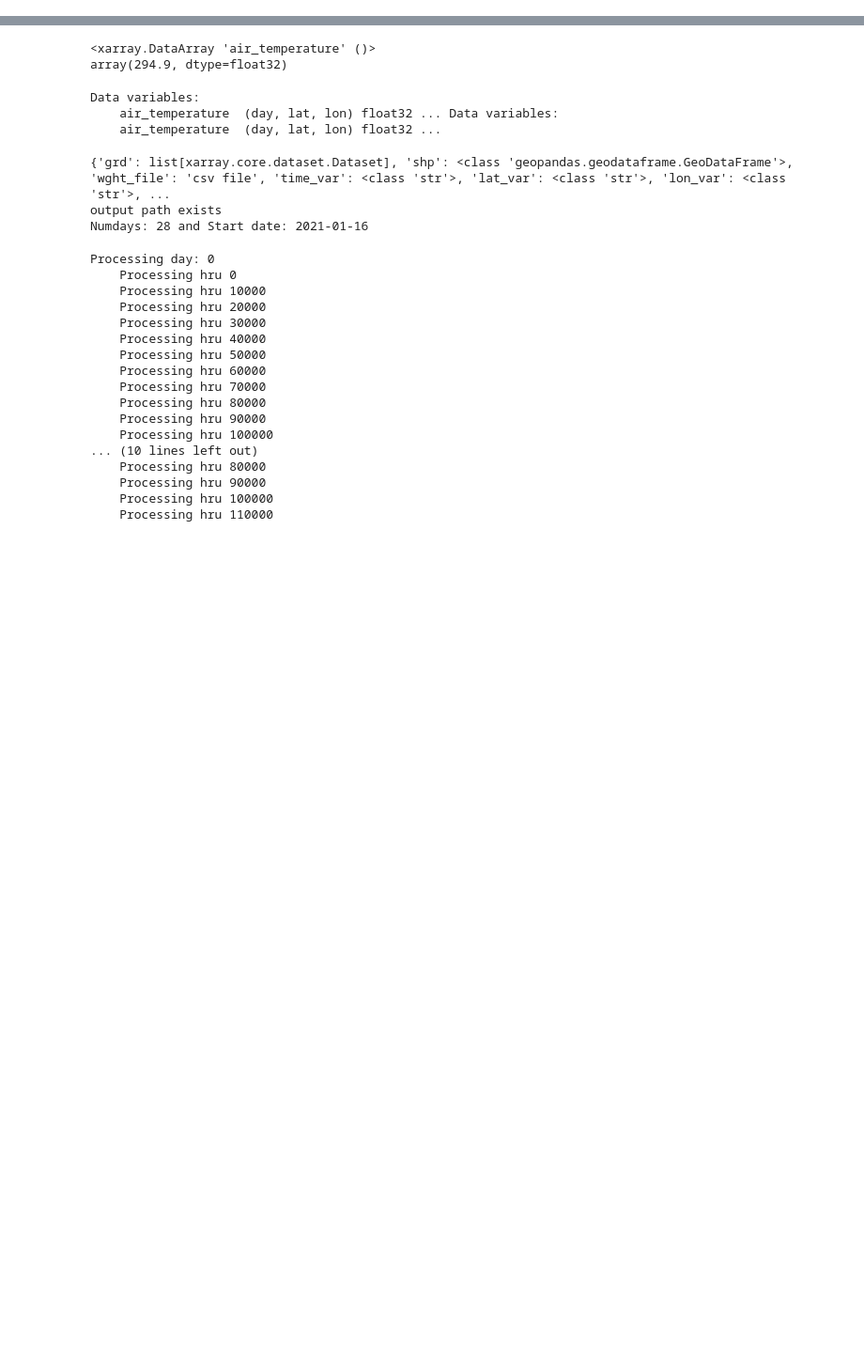
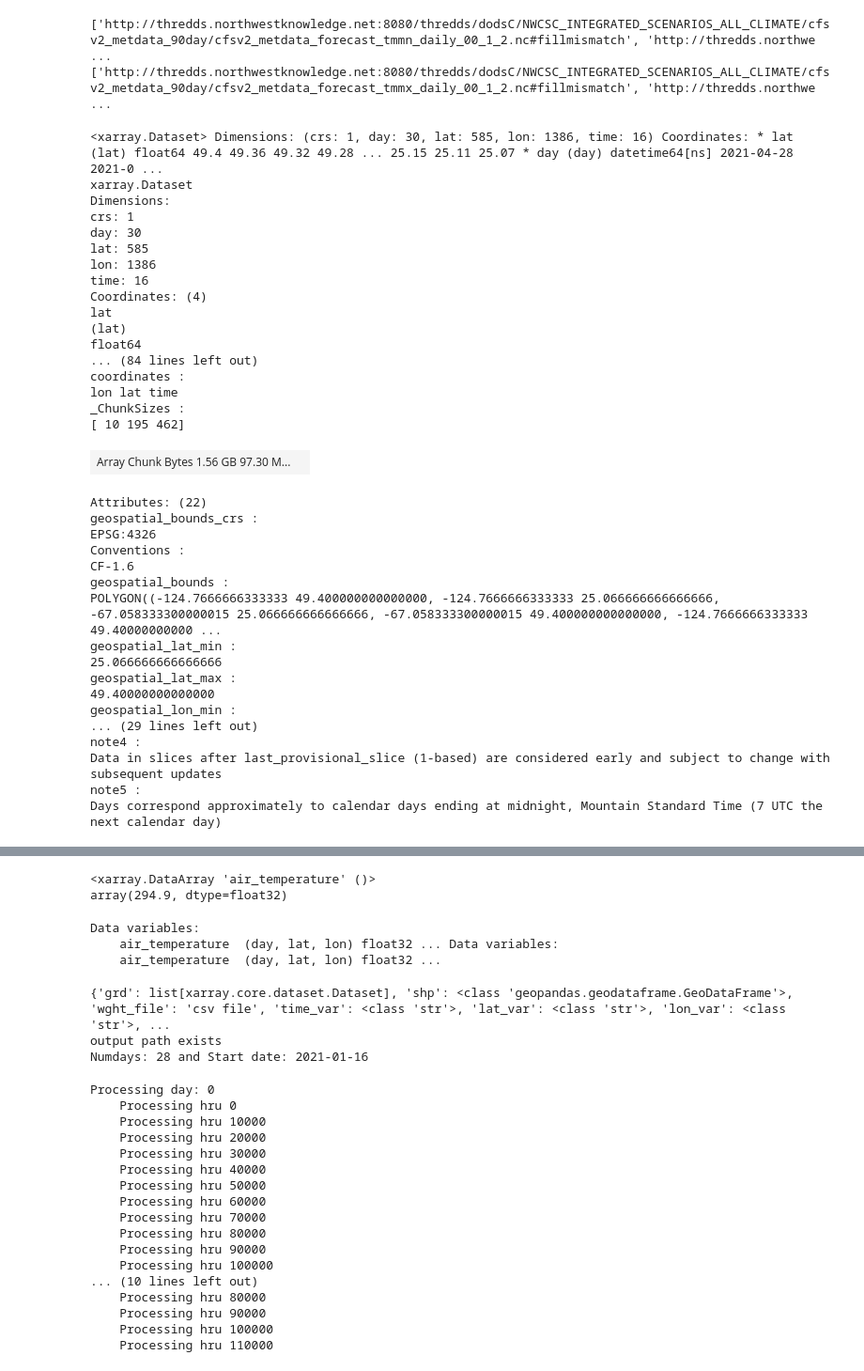
Before and after one commit to nhm-usgs/grd2shp, a Jupyter notebook: notebook/initial_testing.ipynb, the cells around one changed output, grey strips where cells are left out. Shown at 94% size. Drawn from its saved outputs; the diff is of its cells as text; code cells hidden in the pictures; blank space fills up the shorter version.

Commit message:
testing new extract methods - day0, day1 etc, helpful for testing the forecast method

```diff
--- a/notebook/initial_testing.ipynb
+++ b/notebook/initial_testing.ipynb
@@ -5,7 +5,48 @@ import xarray as xr
 import numpy as np
 import geopandas as gpd
 # %%
-m = gm.Gridmet(type=0)
+m = gm.Gridmet(type=2)
 ds0 = m.tmin
 ds1 = m.tmax
 # print(ds.head())
+# %% [output]
+['http://thredds.northwestknowledge.net:8080/thredds/dodsC/NWCSC_INTEGRATED_SCENARIOS_ALL_CLIMATE/cfsv2_metdata_90day/cfsv2_metdata_forecast_tmmn_daily_00_1_2.nc#fillmismatch', 'http://thredds.northwe ...
+['http://thredds.northwestknowledge.net:8080/thredds/dodsC/NWCSC_INTEGRATED_SCENARIOS_ALL_CLIMATE/cfsv2_metdata_90day/cfsv2_metdata_forecast_tmmx_daily_00_1_2.nc#fillmismatch', 'http://thredds.northwe ...
+# %%
+ds0
+# %% [output]
+<xarray.Dataset> Dimensions: (crs: 1, day: 30, lat: 585, lon: 1386, time: 16) Coordinates: * lat (lat) float64 49.4 49.36 49.32 49.28 ... 25.15 25.11 25.07 * day (day) datetime64[ns] 2021-04-28 2021-0 ...
+xarray.Dataset
+Dimensions:
+crs: 1
+day: 30
+lat: 585
+lon: 1386
+time: 16
+Coordinates: (4)
+lat
+(lat)
+float64
+... (84 lines left out)
+coordinates :
+lon lat time
+_ChunkSizes :
+[ 10 195 462]
+| Array Chunk Bytes 1.56 GB 97.30 M... |  |
+Attributes: (22)
+geospatial_bounds_crs :
+EPSG:4326
+Conventions :
+CF-1.6
+geospatial_bounds :
+POLYGON((-124.7666666333333 49.400000000000000, -124.7666666333333 25.066666666666666, -67.058333300000015 25.066666666666666, -67.058333300000015 49.400000000000000, -124.7666666333333 49.40000000000 ...
+geospatial_lat_min :
+25.066666666666666
+geospatial_lat_max :
+49.40000000000000
+geospatial_lon_min :
+... (29 lines left out)
+note4 :
+Data in slices after last_provisional_slice (1-based) are considered early and subject to change with subsequent updates
+note5 :
+Days correspond approximately to calendar days ending at midnight, Mountain Standard Time (7 UTC the next calendar day)
```
Also changed, not shown: parts of 1 cell of this notebook, 4 other files.
